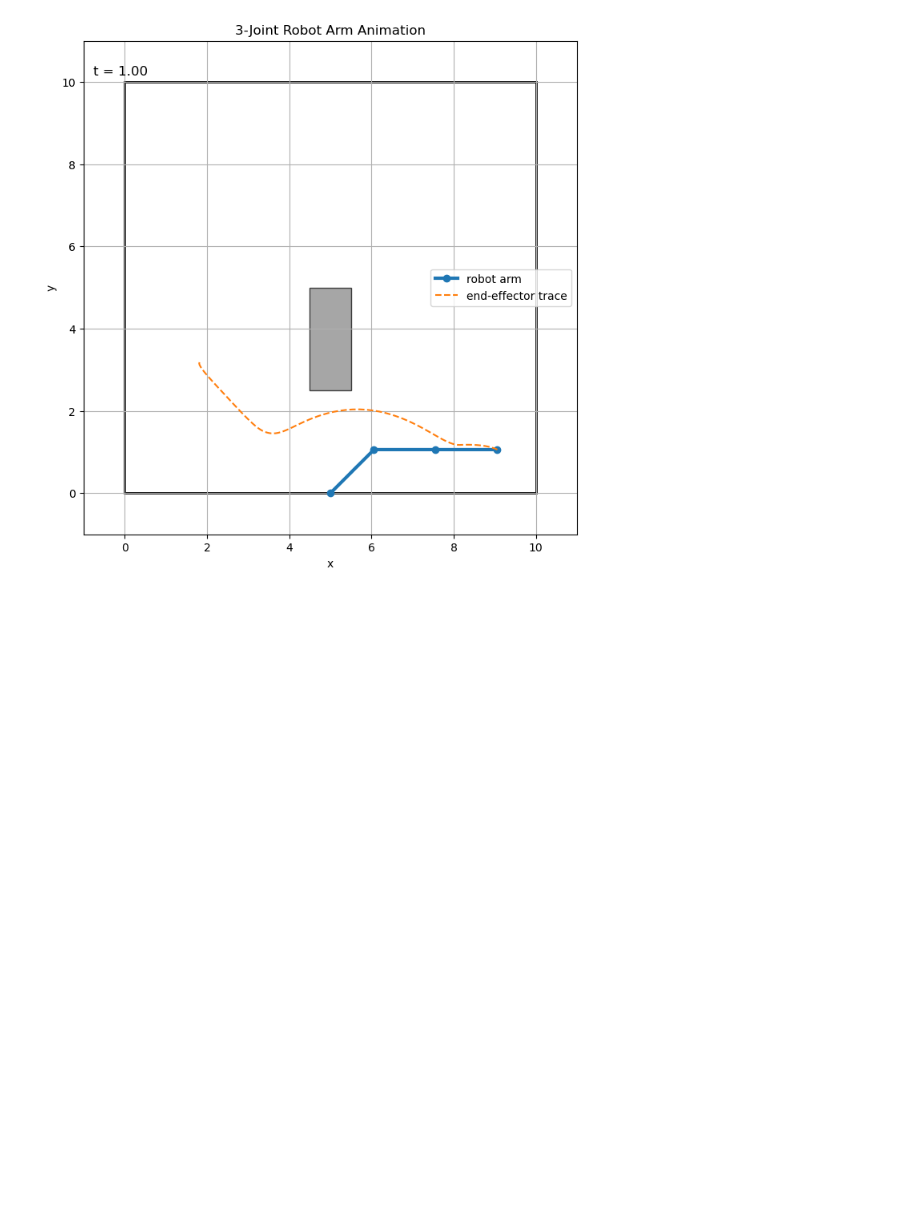
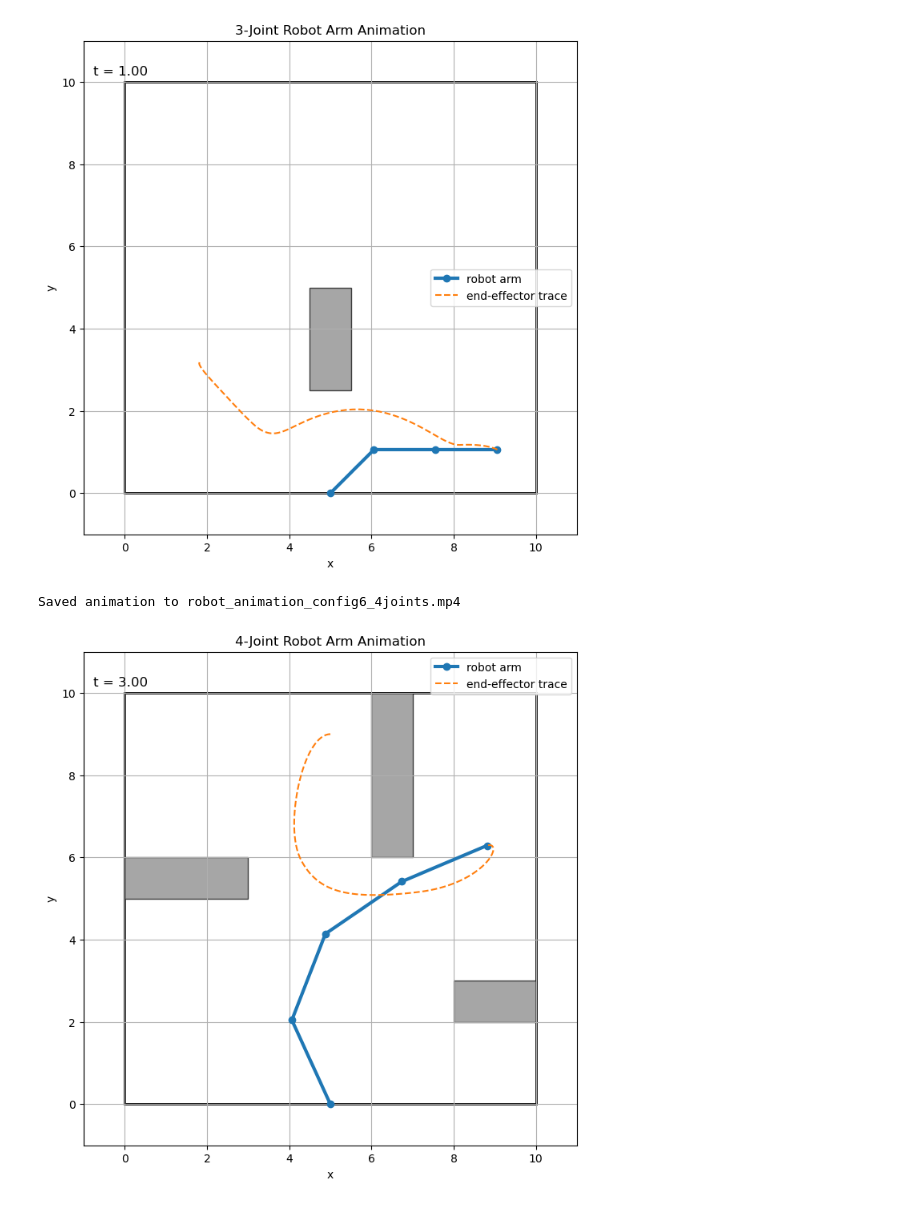
Before and after one commit to Trevor-Stack/GCS_Planning_Project, a Jupyter notebook: results/map_vis.ipynb, the cells around one changed output. Saved outputs shown, nothing was run; the diff lists cells and outputs as text; code cells hidden in the pictures; blank space fills up the shorter version.

```diff
--- a/results/map_vis.ipynb
+++ b/results/map_vis.ipynb
@@ -776,30 +776,57 @@ if SAVE_MP4:
     print(f"Saved animation to {OUTPUT_MP4}")
 
 plt.show()
+# %%
+def forward_kinematics4joint(q, link_lengths, base):
+    """
+    q: [q1, q2, q3, q4] joint angles in radians
+    Returns:
+        xs, ys for base, joint1, joint2, joint3, end-effector
+    """
+    if len(q) != len(link_lengths):
+        raise ValueError("q and link_lengths must have the same length")
+
+    p = np.array(base, dtype=float)
+
+    xs = [p[0]]
+    ys = [p[1]]
+
+    theta = 0.0
+    for qi, li in zip(q, link_lengths):
+        theta += qi
+        p = p + np.array([
+            li * np.cos(theta),
+            li * np.sin(theta)
+        ])
+
+        xs.append(p[0])
+        ys.append(p[1])
+
+    return xs, ys
 # %%
 config_str = "config6"
 CSV_PATH = "../results/" + config_str +"/trajectory.csv"
-MAP_PATH = "../maps/map5.json"
+MAP_PATH = "../maps/map6.json"
 
 # Robot parameters
-LINK_LENGTHS = [1.5, 1.5, 1.5]   # lengths of the 3 links
+LINK_LENGTHS = [2.25, 2.25, 2.25, 2.25]   # lengths of the 3 links
 BASE = np.array([5.0, 0.0])      # base position of the arm in workspace
 
-# Animation settings
+# Animation settings,
 INTERVAL_MS = 100                # delay between frames in milliseconds
 SHOW_TRACE = True               # set True to show end-effector trace
 SAVE_MP4 = True                 # set True if you want to save animation
-OUTPUT_MP4 = f"robot_animation_{config_str}_smoother2.mp4"
+OUTPUT_MP4 = f"robot_animation_{config_str}_4joints.mp4"
 
 traj = pd.read_csv(CSV_PATH)
 map_data = load_map(MAP_PATH)
 
-required_cols = {"t", "q1", "q2", "q3"}
+required_cols = {"t", "q1", "q2", "q3", "q4"}
 if not required_cols.issubset(traj.columns):
     raise ValueError(f"CSV must contain columns: {required_cols}")
 
 times = traj["t"].to_numpy()
-q_traj = traj[["q1", "q2", "q3"]].to_numpy()
+q_traj = traj[["q1", "q2", "q3",  "q4"]].to_numpy()
 
 # Plot setup
 xmin, xmax, ymin, ymax = get_workspace_bounds(map_data)
@@ -810,13 +837,13 @@ draw_map(ax, map_data)
 ax.set_xlim(xmin - 1, xmax + 1)
 ax.set_ylim(ymin - 1, ymax + 1)
 ax.set_aspect("equal")
-ax.set_title("3-Joint Robot Arm Animation")
+ax.set_title("4-Joint Robot Arm Animation")
 ax.set_xlabel("x")
 ax.set_ylabel("y")
 ax.grid(True)
 
 # Initial robot drawing
-xs, ys = forward_kinematics(q_traj[0], LINK_LENGTHS, BASE)
+xs, ys = forward_kinematics4joint(q_traj[0], LINK_LENGTHS, BASE)
 arm_line, = ax.plot(xs, ys, "-o", linewidth=3, markersize=6, label="robot arm")
 time_text = ax.text(
     0.02, 0.95, f"t = {times[0]:.2f}",
@@ -832,31 +859,34 @@ if SHOW_TRACE:
 ax.legend()
 
 def update(frame_idx):
     q = q_traj[frame_idx]
-    xs, ys = forward_kinematics(q, LINK_LENGTHS, BASE)
+    xs, ys = forward_kinematics4joint(q, LINK_LENGTHS, BASE)
 
     arm_line.set_data(xs, ys)
     time_text.set_text(f"t = {times[frame_idx]:.2f}")
 
     if SHOW_TRACE:
         ee_trace_x.append(xs[-1])
         ee_trace_y.append(ys[-1])
         trace_line.set_data(ee_trace_x, ee_trace_y)
         return arm_line, trace_line, time_text
 
     return arm_line, time_text
 
 anim = FuncAnimation(
     fig,
     update,
     frames=len(q_traj),
     interval=INTERVAL_MS,
     blit=False,
     repeat=False
 )
 
 if SAVE_MP4:
     anim.save(OUTPUT_MP4, writer="ffmpeg", fps=max(1, 1000 // INTERVAL_MS))
     print(f"Saved animation to {OUTPUT_MP4}")
 
 plt.show()
+# %% [output]
+Saved animation to robot_animation_config6_4joints.mp4
+[figure, added]
```
Also changed, not shown: 9 other files.
